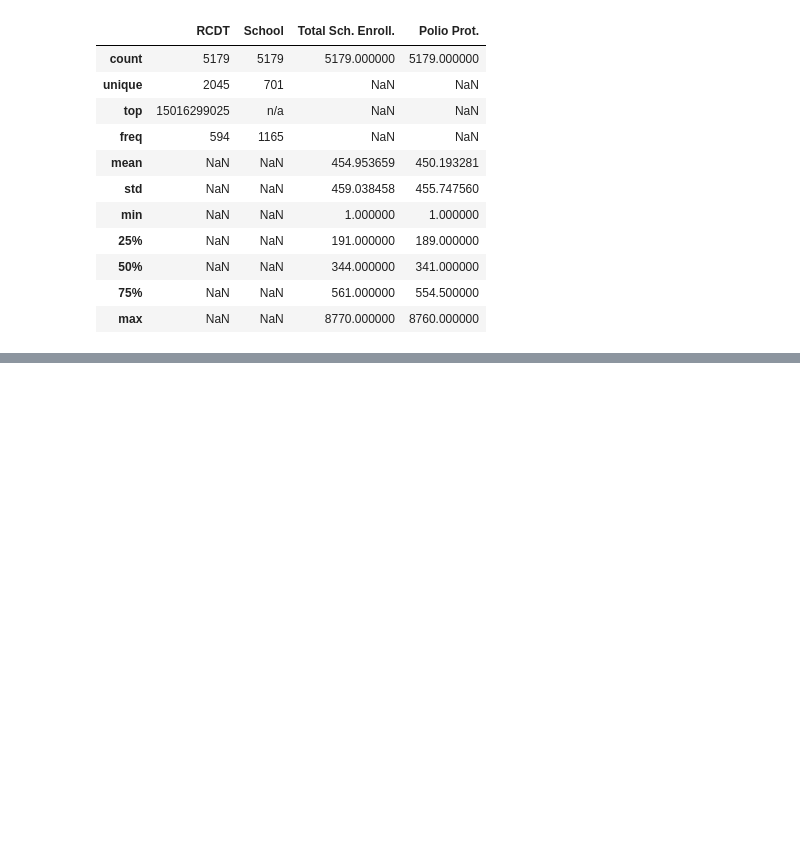
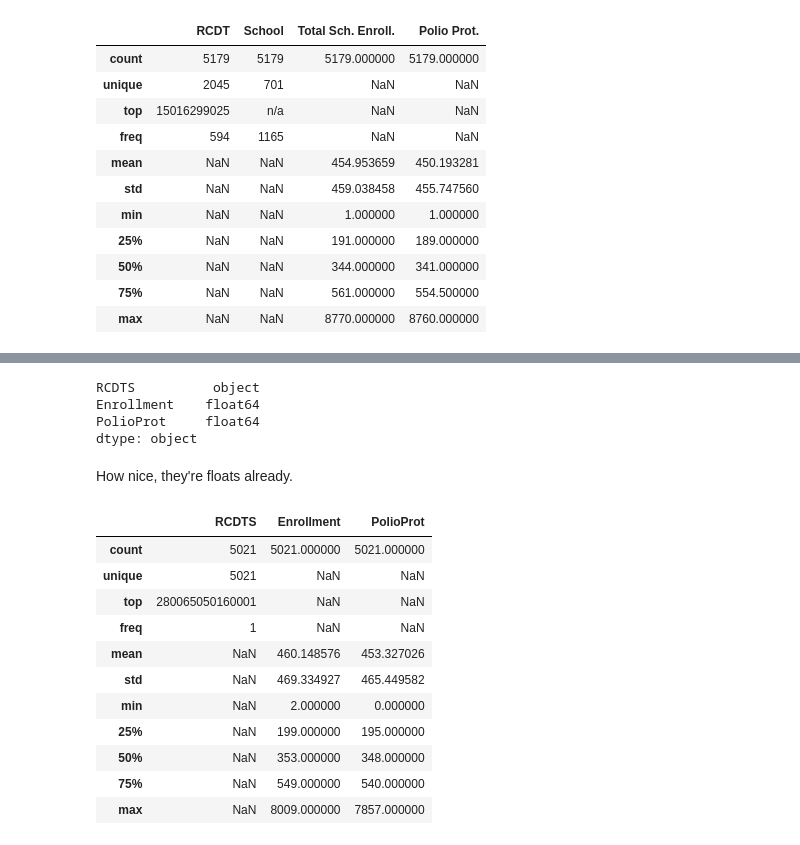
Before and after one commit to jakechen/data_cleansing_tutorial, a Jupyter notebook: notebooks/Untitled.ipynb, the cells around one changed output, grey strips where cells are left out. Saved outputs shown, nothing was run; the diff lists cells and outputs as text; code cells hidden in the pictures; blank space fills up the shorter version.

```diff
--- a/notebooks/Untitled.ipynb
+++ b/notebooks/Untitled.ipynb
@@ -132,0 +172,5 @@ RuntimeError: Python is not installed as a framework. The Mac OS X backend will
+# %%
+columns_to_keep = ['RCDTS', 'Enrollment', 'PolioProt']
+df09 = df09[columns_to_keep]
+df09.dropna(inplace=True)
+df09.head()
@@ -132,0 +184,24 @@ RuntimeError: Python is not installed as a framework. The Mac OS X backend will
+# %%
+df09.dtypes
+# %% [output]
+RCDTS          object
+Enrollment    float64
+PolioProt     float64
+dtype: object
+# %% [markdown]
+How nice, they're floats already.
+# %%
+df09.describe(include='all')
+# %% [output]
+|  | RCDTS | Enrollment | PolioProt |
+| count | 5021 | 5021.000000 | 5021.000000 |
+| unique | 5021 | NaN | NaN |
+| top | 280065050160001 | NaN | NaN |
+| freq | 1 | NaN | NaN |
+| mean | NaN | 460.148576 | 453.327026 |
+| std | NaN | 469.334927 | 465.449582 |
+| min | NaN | 2.000000 | 0.000000 |
+| 25% | NaN | 199.000000 | 195.000000 |
+| 50% | NaN | 353.000000 | 348.000000 |
+| 75% | NaN | 549.000000 | 540.000000 |
+| max | NaN | 8009.000000 | 7857.000000 |
```
Also changed, not shown: parts of 7 cells of this notebook.
